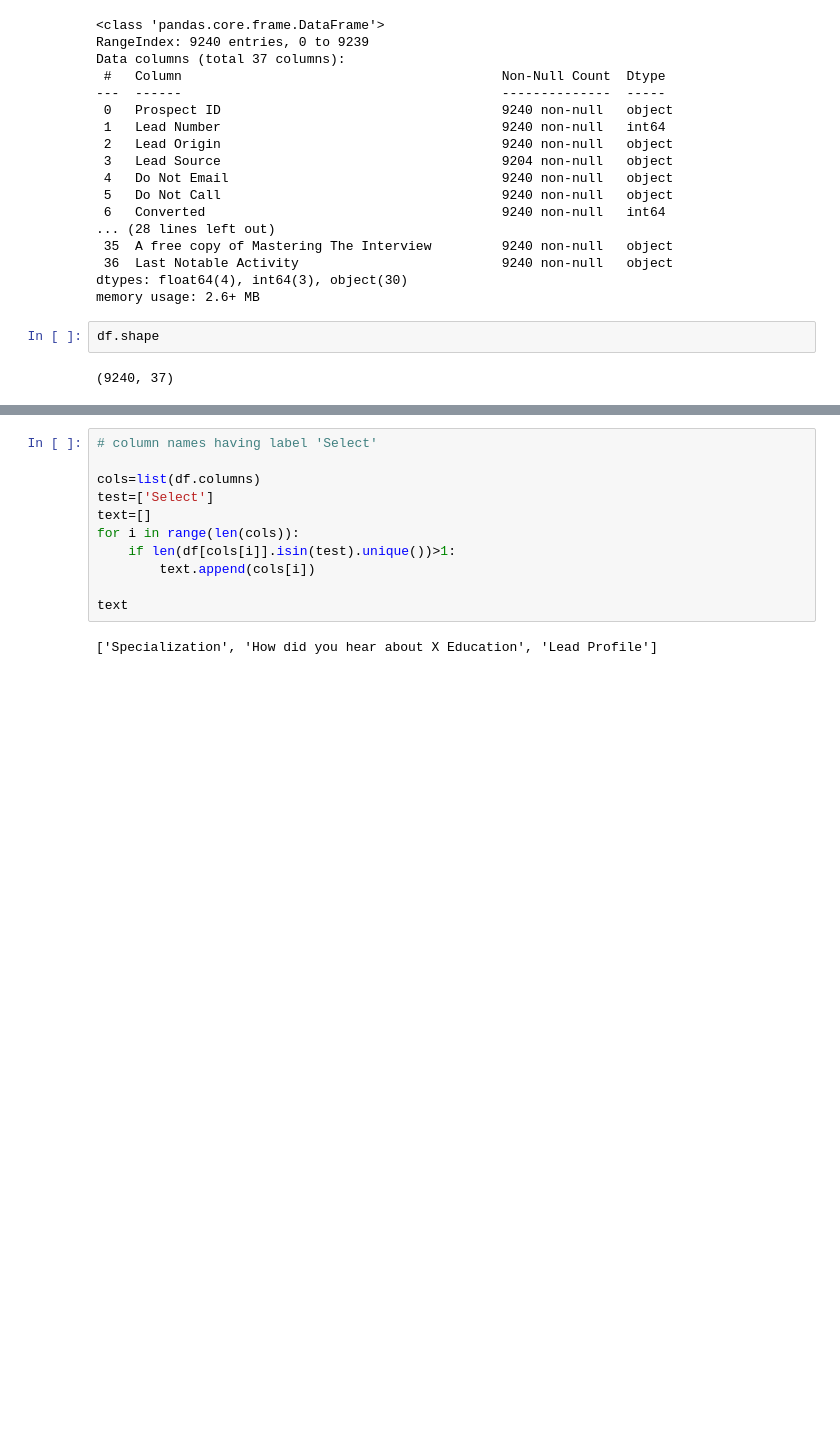
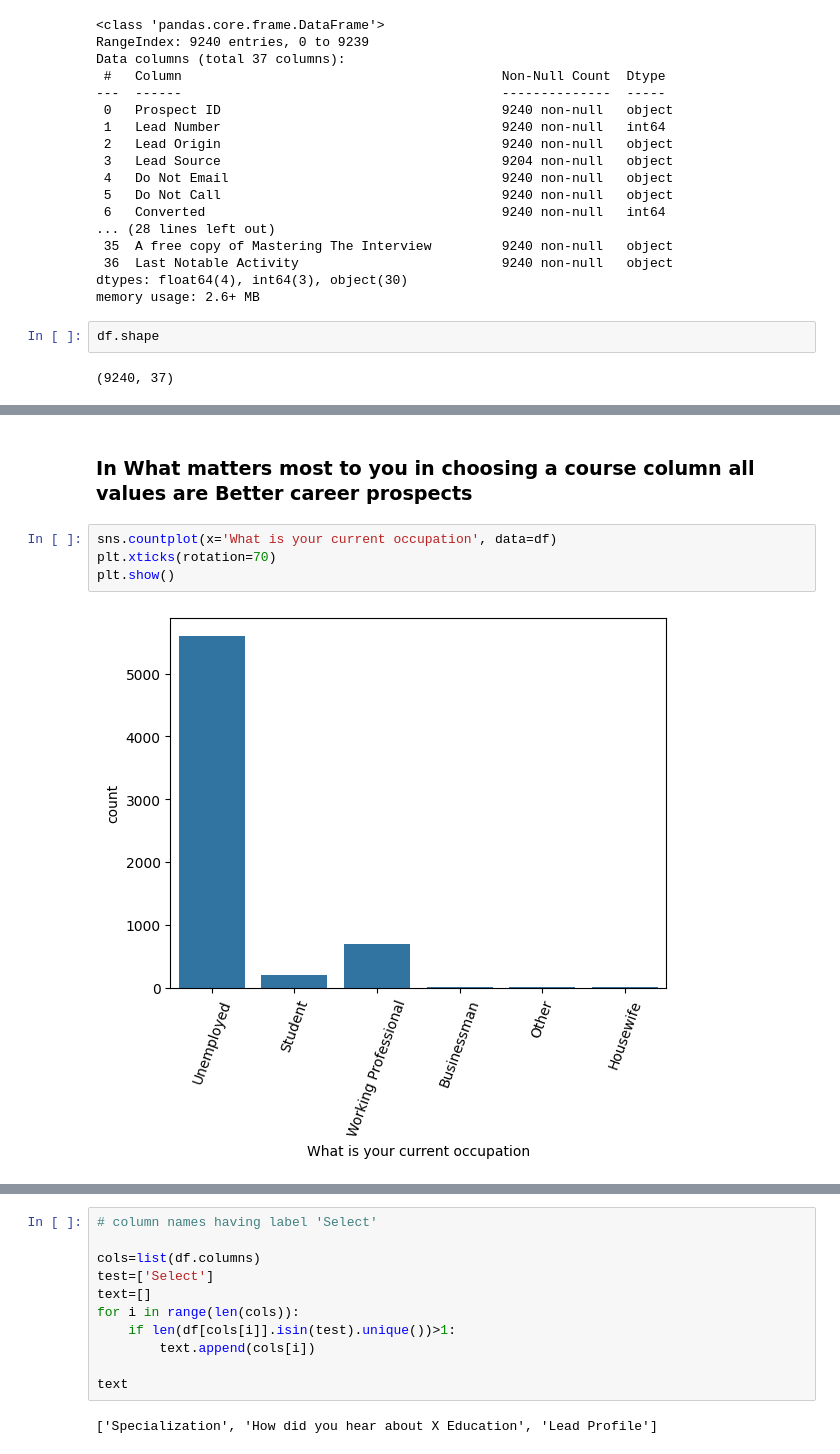
Before and after one commit to AnurajNigade/Machine_Learning-Module-, a Jupyter notebook: ML_Assignment/Lead_class.ipynb, the cells around one changed output, grey strips where cells are left out. Saved outputs shown, nothing was run; the diff lists cells and outputs as text; blank space fills up the shorter version.

```diff
--- a/ML_Assignment/Lead_class.ipynb
+++ b/ML_Assignment/Lead_class.ipynb
@@ -50,0 +71,8 @@ df.shape
+# %% [markdown]
+### In What matters most to you in choosing a course column all values are Better career prospects
+# %%
+sns.countplot(x='What is your current occupation', data=df)
+plt.xticks(rotation=70)
+plt.show()
+# %% [output]
+[figure, added]
```
Also changed, not shown: parts of 71 cells of this notebook, 13 other files.
